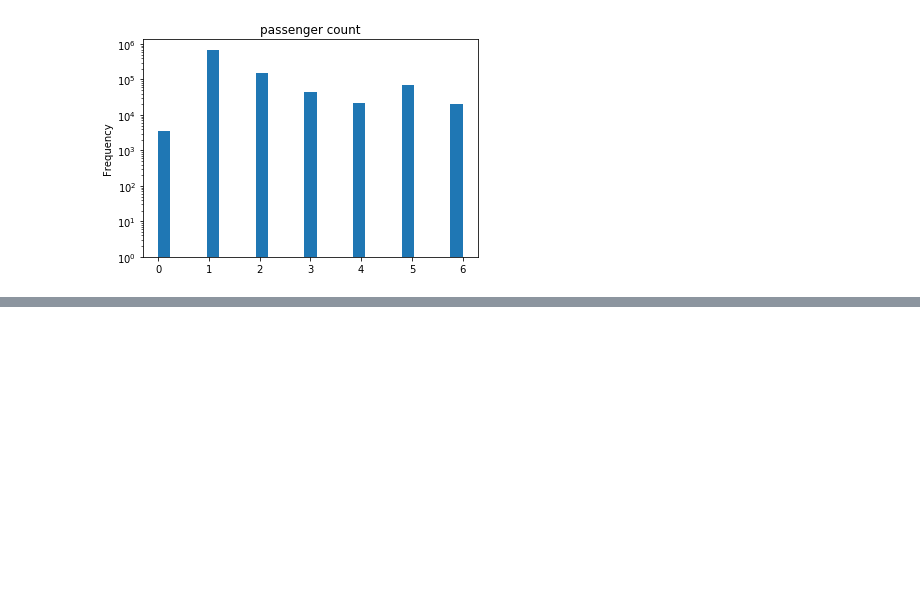
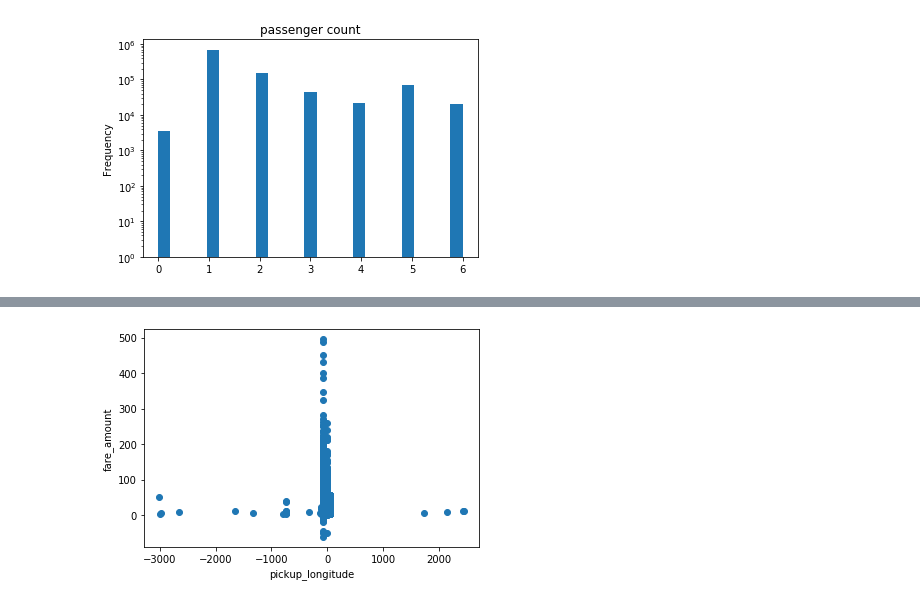
Before and after one commit to brahmakulkarni/Taxi, a Jupyter notebook: Code.ipynb, the cells around one changed output, grey strips where cells are left out. Cells and saved outputs as stored; diff of their text form; code cells hidden in the pictures; blank space fills up the shorter version.

```diff
--- a/Code.ipynb
+++ b/Code.ipynb
@@ -114,0 +161,9 @@ AxesSubplot(0.125,0.125;0.775x0.755)
+# %%
+# fig, ax = plt.subplots()
+
+plt.scatter(chunks[0]["pickup_longitude"],chunks[0]["fare_amount"])
+plt.xlabel("pickup_longitude")
+plt.ylabel("fare_amount")
+plt.show()
+# %% [output]
+[figure, added]
```
Also changed, not shown: parts of 8 cells of this notebook.
